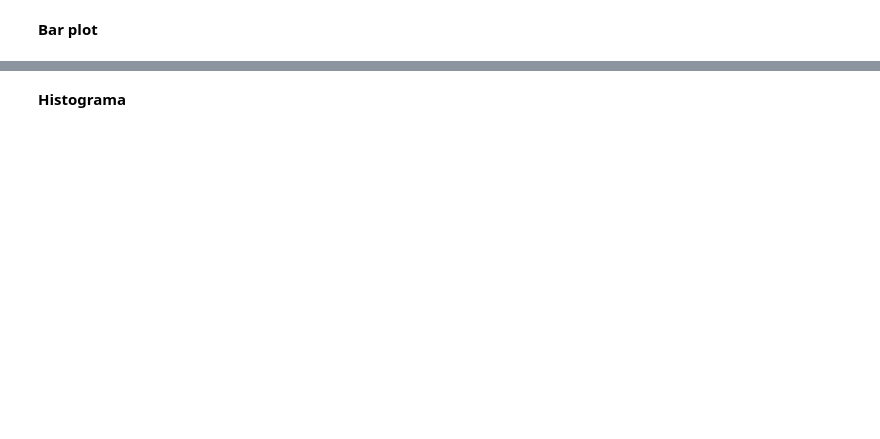
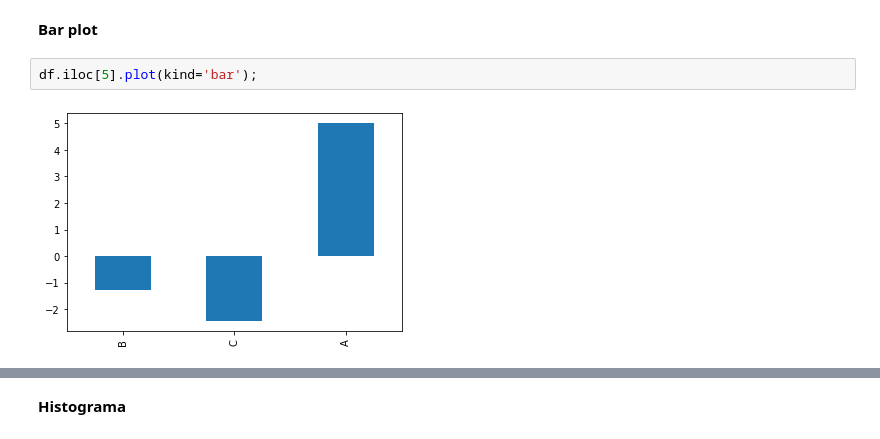
Before and after one commit to Ironhack-Data-Madrid-Abril-2021/Material_Clase, a Jupyter notebook: semana_4/2.2 - Visualizacion con Pandas.ipynb, the cells around one changed output, grey strips where cells are left out. Saved outputs shown, nothing was run; the diff lists cells and outputs as text; blank space fills up the shorter version.

```diff
--- a/semana_4/2.2 - Visualizacion con Pandas.ipynb
+++ b/semana_4/2.2 - Visualizacion con Pandas.ipynb
@@ -7,2 +64,6 @@ https://pandas.pydata.org/pandas-docs/stable/user_guide/visualization.html
 # %% [markdown]
 **Bar plot**
+# %%
+df.iloc[5].plot(kind='bar');
+# %% [output]
+[figure, added]
```
Also changed, not shown: parts of 29 cells of this notebook.
